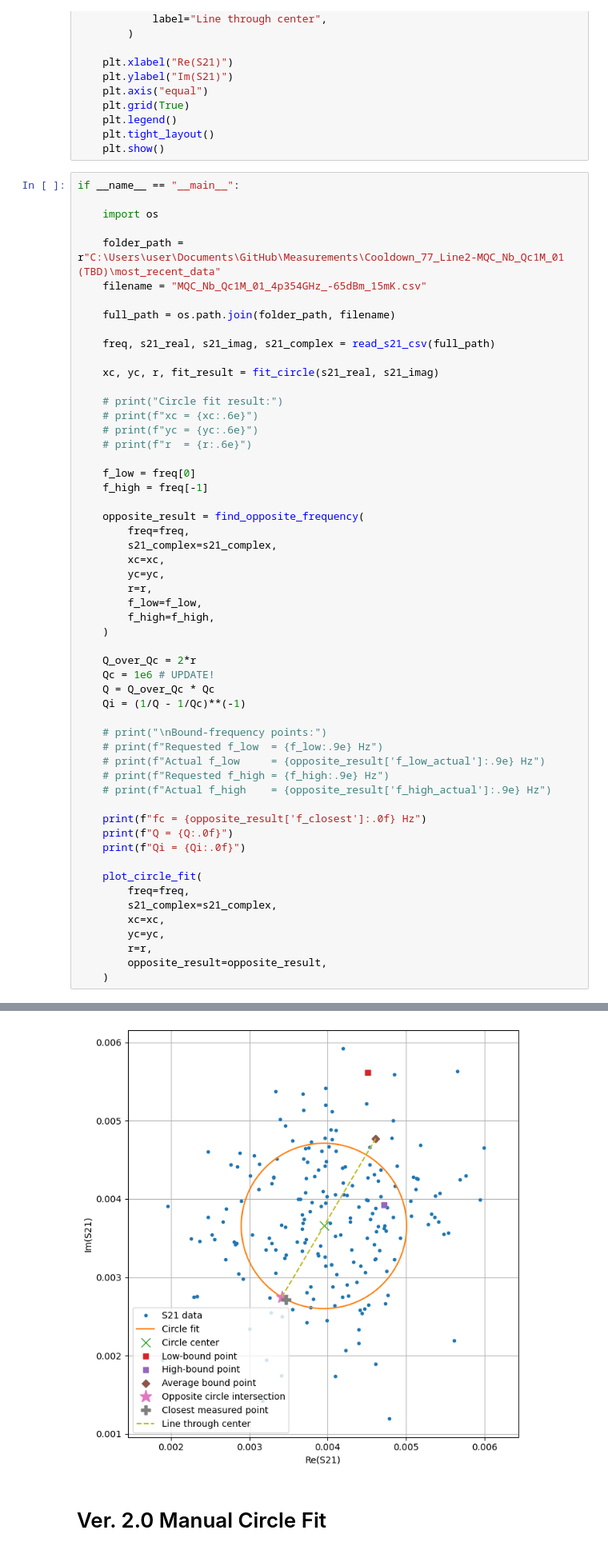
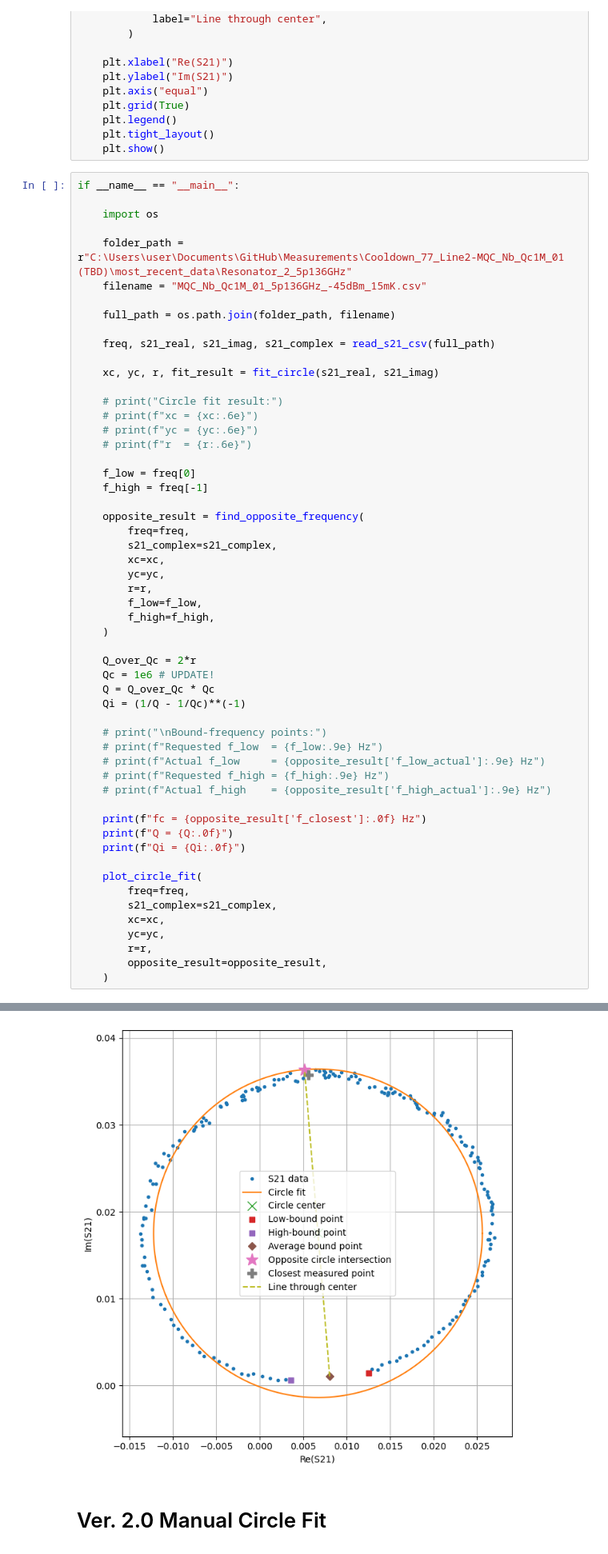
Before and after one commit to WeiRenSyong/Arrange_VNA_Data, a Jupyter notebook: Manual_DCM_Fit.ipynb, the cells around one changed output, grey strips where cells are left out. Shown at 80% size. Saved outputs shown, nothing was run; the diff lists cells and outputs as text.

```diff
--- a/Manual_DCM_Fit.ipynb
+++ b/Manual_DCM_Fit.ipynb
@@ -137,8 +137,8 @@ if __name__ == "__main__":
 
     import os
 
-    folder_path = r"C:\Users\user\Documents\GitHub\Measurements\Cooldown_77_Line2-MQC_Nb_Qc1M_01 (TBD)\most_recent_data"
-    filename = "MQC_Nb_Qc1M_01_4p354GHz_-65dBm_15mK.csv"
+    folder_path = r"C:\Users\user\Documents\GitHub\Measurements\Cooldown_77_Line2-MQC_Nb_Qc1M_01 (TBD)\most_recent_data\Resonator_2_5p136GHz"
+    filename = "MQC_Nb_Qc1M_01_5p136GHz_-45dBm_15mK.csv"
 
     full_path = os.path.join(folder_path, filename)
 
@@ -194,4 +194,4 @@ Qi = 2116
-[figure, old version]
+[figure, new version]
 # %% [markdown]
 # Ver. 2.0 Manual Circle Fit
 # %%
```
Also changed, not shown: parts of 3 cells of this notebook, 1 other file.
